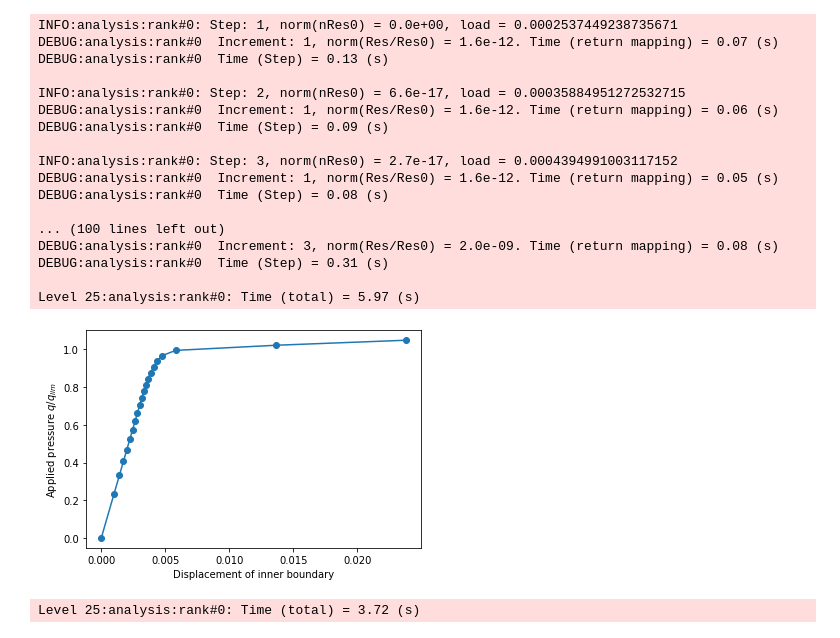
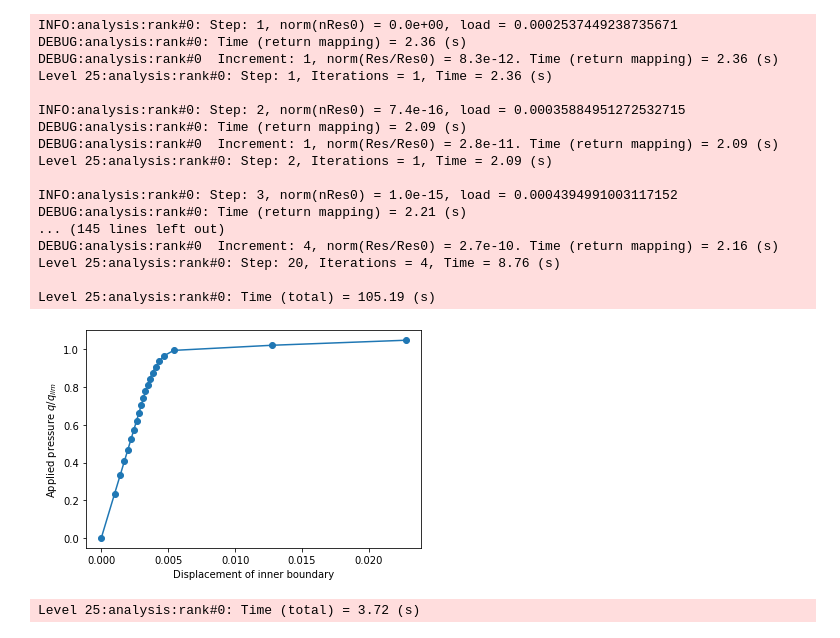
Before and after one commit to a-latyshev/convex-plasticity, a Jupyter notebook: optimisation/plasticity_analysis.ipynb, the cells around one changed output. Cells and saved outputs as stored; diff of their text form; code cells hidden in the pictures.

Commit message:
Implemented convex + SNES solvers approach

```diff
--- a/optimisation/plasticity_analysis.ipynb
+++ b/optimisation/plasticity_analysis.ipynb
@@ -29,7 +29,7 @@ H = E*Et/(E-Et)  # hardening modulus
 
 vonMises = crm.vonMises(sig0, H)
 material_vM = crm.Material(crm.IsotropicElasticity(E, nu), vonMises)
-alpha = 1
+alpha = 0
 DruckerPrager = crm.DruckerPrager(sig0, alpha, H)
 material_DP = crm.Material(crm.IsotropicElasticity(E, nu), DruckerPrager)
 
@@ -41,31 +43,31 @@ logger.setLevel(logging.DEBUG)
 # %%
-plasticity_std = pf.vonMisesPlasticity(material_vM, logger=logger, solver='nonlinear')
-# plasticity_snes = pf.DruckerPragerPlasticitySNES(material_DP, logger=logger)
-# plasticity_convex = pf.ConvexPlasticity(material_DP, logger=logger, mesh_name="thick_cylinder_coarse.msh")
+# plasticity_std = pf.vonMisesPlasticity(material_vM, logger=logger, solver='SNESQN', mesh_name="thick_cylinder_coarse.msh")
+# plasticity_DP = pf.DruckerPragerPlasticity(material_DP, logger=logger, solver='SNESQN', mesh_name="thick_cylinder_coarse.msh")
+plasticity_convex = pf.ConvexPlasticity(material_DP, logger=logger,  solver='nonlinear', mesh_name="thick_cylinder_coarse.msh", patch_size=3)
 # %%
-_, result_std = plasticity_std.solve()
+_, result_DP = plasticity_convex.solve()
 # %% [output]
 INFO:analysis:rank#0: Step: 1, norm(nRes0) = 0.0e+00, load = 0.0002537449238735671
-DEBUG:analysis:rank#0  Increment: 1, norm(Res/Res0) = 1.6e-12. Time (return mapping) = 0.07 (s)
-DEBUG:analysis:rank#0  Time (Step) = 0.13 (s)
+DEBUG:analysis:rank#0: Time (return mapping) = 2.36 (s)
+DEBUG:analysis:rank#0  Increment: 1, norm(Res/Res0) = 8.3e-12. Time (return mapping) = 2.36 (s)
+Level 25:analysis:rank#0: Step: 1, Iterations = 1, Time = 2.36 (s)
 
-INFO:analysis:rank#0: Step: 2, norm(nRes0) = 6.6e-17, load = 0.00035884951272532715
-DEBUG:analysis:rank#0  Increment: 1, norm(Res/Res0) = 1.6e-12. Time (return mapping) = 0.06 (s)
-DEBUG:analysis:rank#0  Time (Step) = 0.09 (s)
+INFO:analysis:rank#0: Step: 2, norm(nRes0) = 7.4e-16, load = 0.00035884951272532715
+DEBUG:analysis:rank#0: Time (return mapping) = 2.09 (s)
+DEBUG:analysis:rank#0  Increment: 1, norm(Res/Res0) = 2.8e-11. Time (return mapping) = 2.09 (s)
+Level 25:analysis:rank#0: Step: 2, Iterations = 1, Time = 2.09 (s)
 
-INFO:analysis:rank#0: Step: 3, norm(nRes0) = 2.7e-17, load = 0.0004394991003117152
-DEBUG:analysis:rank#0  Increment: 1, norm(Res/Res0) = 1.6e-12. Time (return mapping) = 0.05 (s)
-DEBUG:analysis:rank#0  Time (Step) = 0.08 (s)
+INFO:analysis:rank#0: Step: 3, norm(nRes0) = 1.0e-15, load = 0.0004394991003117152
+DEBUG:analysis:rank#0: Time (return mapping) = 2.21 (s)
+... (145 lines left out)
+DEBUG:analysis:rank#0  Increment: 4, norm(Res/Res0) = 2.7e-10. Time (return mapping) = 2.16 (s)
+Level 25:analysis:rank#0: Step: 20, Iterations = 4, Time = 8.76 (s)
 
-... (100 lines left out)
-DEBUG:analysis:rank#0  Increment: 3, norm(Res/Res0) = 2.0e-09. Time (return mapping) = 0.08 (s)
-DEBUG:analysis:rank#0  Time (Step) = 0.31 (s)
-
-Level 25:analysis:rank#0: Time (total) = 5.97 (s)
+Level 25:analysis:rank#0: Time (total) = 105.19 (s)
 # %%
-plot_dsiplacement(result_std)
+plot_dsiplacement(result_DP)
 # %% [output]
-[figure, old version]
+[figure, new version]
 # %%
 _, results_snes = plasticity_snes.solve()
 # %% [output]
```
Also changed, not shown: parts of 1 cell of this notebook, 6 other files.
